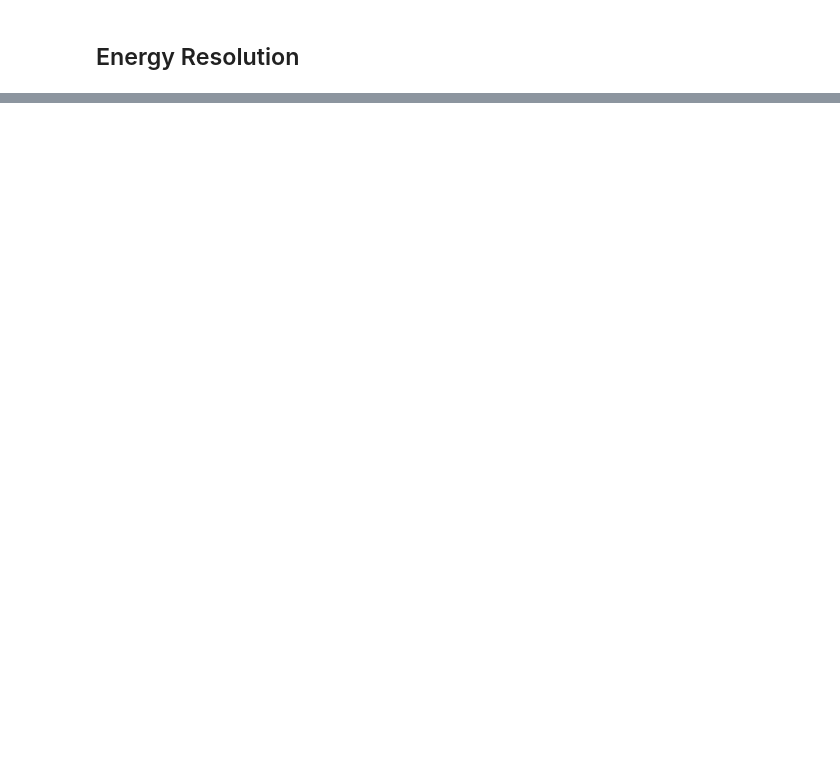
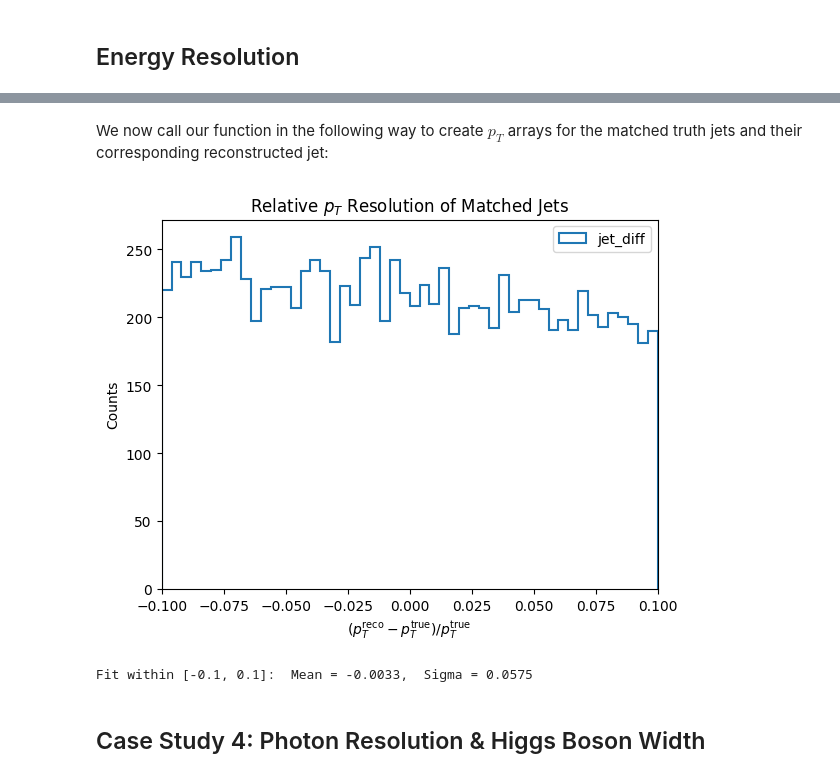
Before and after one commit to atlas-outreach-data-tools/notebooks-collection-opendata, a Jupyter notebook: 13-TeV-examples/uproot_python/detector_resolution.ipynb, the cells around one changed output, grey strips where cells are left out. Saved outputs shown, nothing was run; the diff lists cells and outputs as text; code cells hidden in the pictures; blank space fills up the shorter version.

```diff
--- a/13-TeV-examples/uproot_python/detector_resolution.ipynb
+++ b/13-TeV-examples/uproot_python/detector_resolution.ipynb
@@ -72,0 +737,57 @@ where $M$ is ... and $p_T$ is ...
+# %%
+# Define what variables are important to our analysis
+reco_jet_variables = ['jet_pt', 'jet_eta', 'jet_phi']
+
+# To see all the data for our given variables
+tree.iterate(reco_jet_variables, library="ak");
+# %%
+for array in tree.iterate(reco_jet_variables, library="ak"):
+    # Creating arrays for jet_pt, jet_eta, and jet_phi variables
+    jet_pt = array["jet_pt"]
+    jet_eta = array["jet_eta"]
+    jet_phi = array["jet_phi"]
+# %%
+# Flatten to treat all jets across all events as one big list
+jet_pt_flat = ak.flatten(jet_pt)
+jet_eta_flat = ak.flatten(jet_eta)
+jet_phi_flat = ak.flatten(jet_phi)
+# %% [markdown]
+We now call our function in the following way to create $p_T$ arrays for the matched truth jets and their corresponding reconstructed jet:
+# %%
+matched_truth_pt, matched_reco_pt = matched(jet_masked_pt, jet_masked_eta, jet_masked_phi, jet_pt_flat, jet_eta_flat, jet_phi_flat)
+# %%
+# Data to plot on histogram
+jet_diff = (matched_reco_pt - matched_truth_pt) / matched_truth_pt
+
+# Set bin size
+bins = np.linspace(-0.1, 0.1, 51)  # 50 bins from -0.1 to +0.1
+
+# Plot histograms
+plt.hist(jet_diff, bins=bins, histtype='step', linewidth=1.5, label='jet_diff')
+
+# Set x-axis range
+plt.xlim(-0.1, 0.1)
+
+# Add labels and legend
+plt.xlabel(r'$(p_T^{\mathrm{reco}} - p_T^{\mathrm{true}}) / p_T^{\mathrm{true}}$')
+plt.ylabel('Counts')
+plt.title(r'Relative $p_T$ Resolution of Matched Jets')
+plt.legend()
+
+plt.show()
+# %% [output]
+[figure, added]
+# %%
+# Apply a fit range mask: e.g., only keep values between -0.1 and 0.1
+fit_range_mask = (jet_diff > -0.1) & (jet_diff < 0.1)
+jet_diff_core = jet_diff[fit_range_mask]
+
+# Now fit a Gaussian to just the core region
+mu, sigma = norm.fit(jet_diff_core)
+
+# Print the result
+print(f"Fit within [-0.1, 0.1]:  Mean = {mu:.4f},  Sigma = {sigma:.4f}")
+# %% [output]
+Fit within [-0.1, 0.1]:  Mean = -0.0033,  Sigma = 0.0575
+# %% [markdown]
+## Case Study 4: Photon Resolution & Higgs Boson Width
```
Also changed, not shown: parts of 98 cells of this notebook.
